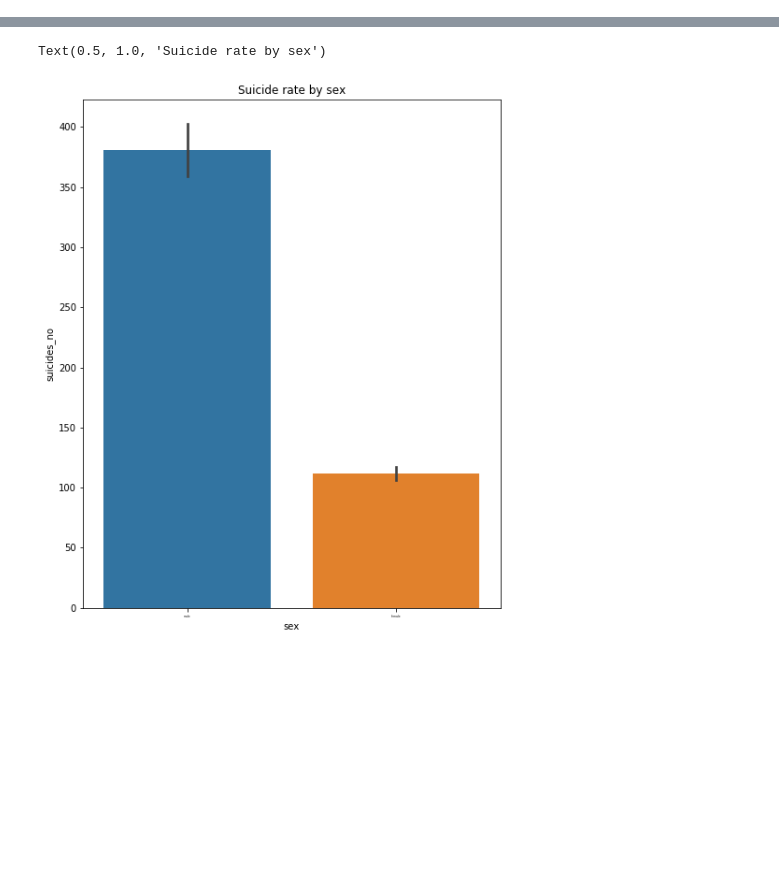
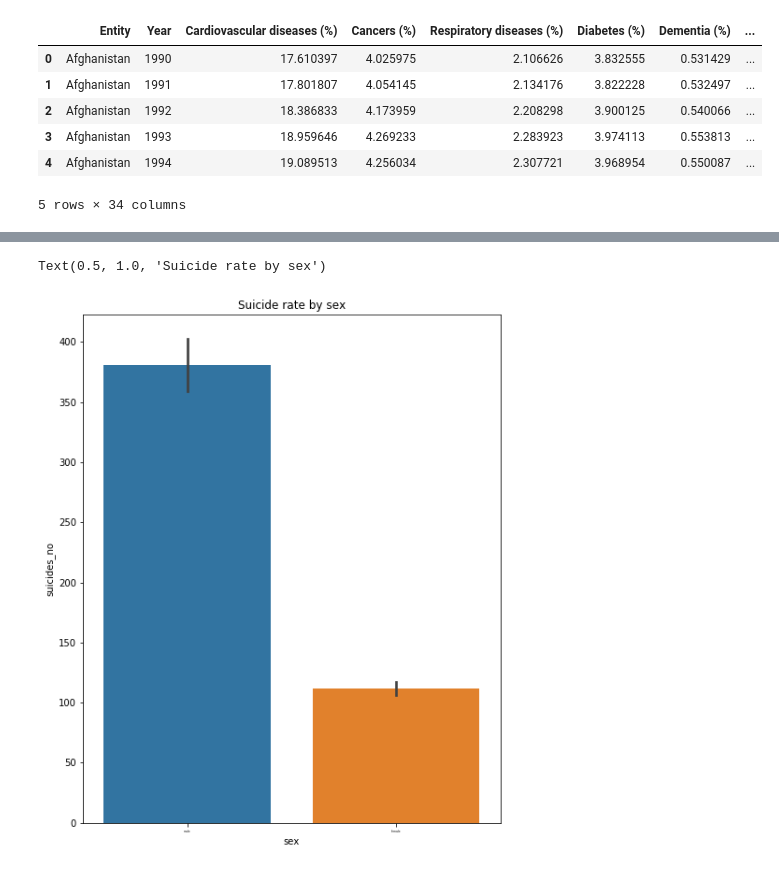
Before and after one commit to ndanni/Suicide_analysis, a Jupyter notebook: project/ndane_capstone_project.ipynb, the cells around one changed output, grey strips where cells are left out. Saved outputs shown, nothing was run; the diff lists cells and outputs as text; code cells hidden in the pictures; blank space fills up the shorter version.

```diff
--- a/project/ndane_capstone_project.ipynb
+++ b/project/ndane_capstone_project.ipynb
@@ -147,0 +88,10 @@ Text(0.5, 1.0, 'Suicide rate by age')
+# %%
+causesOfDeathsByPercentage.head()
+# %% [output]
+|  | Entity | Year | Cardiovascular diseases (%) | Cancers (%) | Respiratory diseases (%) | Diabetes (%) | Dementia (%) | ... |
+| 0 | Afghanistan | 1990 | 17.610397 | 4.025975 | 2.106626 | 3.832555 | 0.531429 | ... |
+| 1 | Afghanistan | 1991 | 17.801807 | 4.054145 | 2.134176 | 3.822228 | 0.532497 | ... |
+| 2 | Afghanistan | 1992 | 18.386833 | 4.173959 | 2.208298 | 3.900125 | 0.540066 | ... |
+| 3 | Afghanistan | 1993 | 18.959646 | 4.269233 | 2.283923 | 3.974113 | 0.553813 | ... |
+| 4 | Afghanistan | 1994 | 19.089513 | 4.256034 | 2.307721 | 3.968954 | 0.550087 | ... |
+5 rows × 34 columns
```
Also changed, not shown: parts of 46 cells of this notebook.
